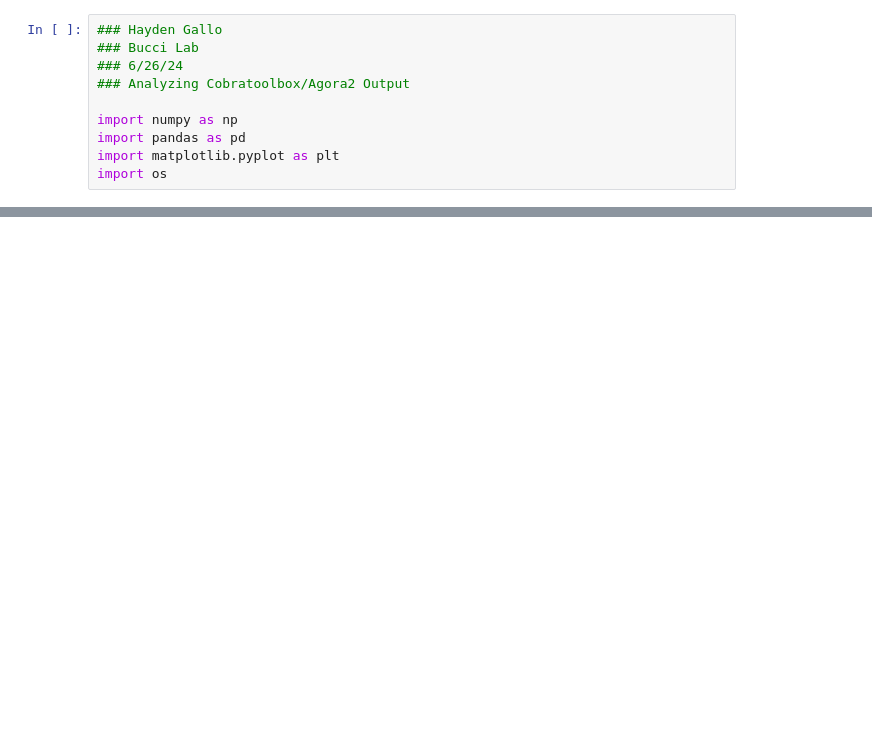
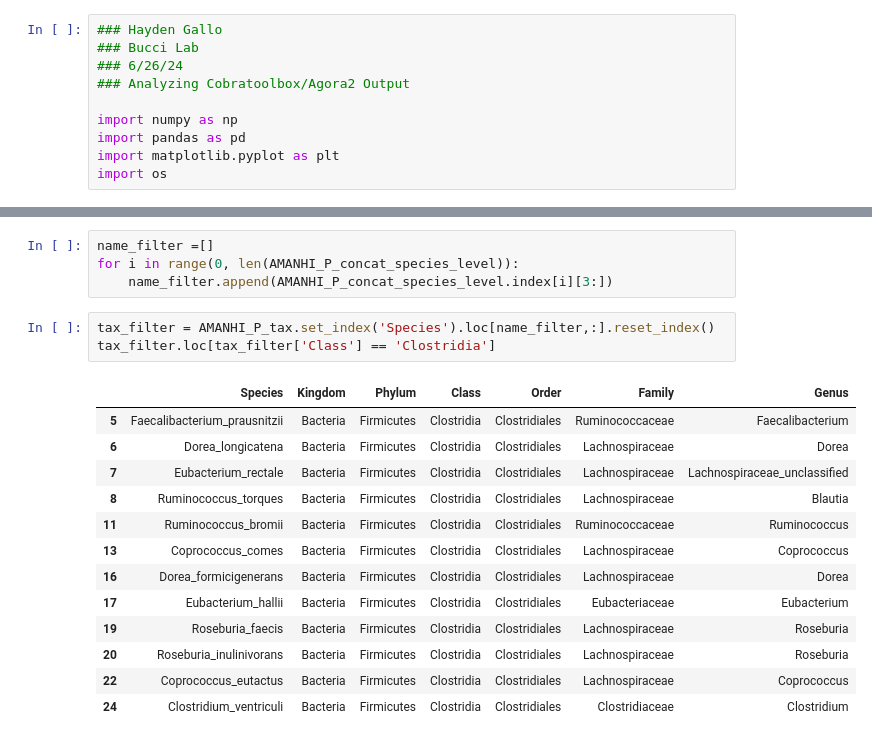
Before and after one commit to haydengallo/agora_analysis, a Jupyter notebook: agora_toolbox_output_analysis.ipynb, the cells around one changed output, grey strips where cells are left out. Drawn from its saved outputs; the diff is of its cells as text; blank space fills up the shorter version.

```diff
--- a/agora_toolbox_output_analysis.ipynb
+++ b/agora_toolbox_output_analysis.ipynb
@@ -31,0 +80,21 @@ rxn_abun_sig.head()
+# %%
+name_filter =[]
+for i in range(0, len(AMANHI_P_concat_species_level)):
+    name_filter.append(AMANHI_P_concat_species_level.index[i][3:])
+# %%
+tax_filter = AMANHI_P_tax.set_index('Species').loc[name_filter,:].reset_index()
+tax_filter.loc[tax_filter['Class'] == 'Clostridia']
+# %% [output]
+|  | Species | Kingdom | Phylum | Class | Order | Family | Genus |
+| 5 | Faecalibacterium_prausnitzii | Bacteria | Firmicutes | Clostridia | Clostridiales | Ruminococcaceae | Faecalibacterium |
+| 6 | Dorea_longicatena | Bacteria | Firmicutes | Clostridia | Clostridiales | Lachnospiraceae | Dorea |
+| 7 | Eubacterium_rectale | Bacteria | Firmicutes | Clostridia | Clostridiales | Lachnospiraceae | Lachnospiraceae_unclassified |
+| 8 | Ruminococcus_torques | Bacteria | Firmicutes | Clostridia | Clostridiales | Lachnospiraceae | Blautia |
+| 11 | Ruminococcus_bromii | Bacteria | Firmicutes | Clostridia | Clostridiales | Ruminococcaceae | Ruminococcus |
+| 13 | Coprococcus_comes | Bacteria | Firmicutes | Clostridia | Clostridiales | Lachnospiraceae | Coprococcus |
+| 16 | Dorea_formicigenerans | Bacteria | Firmicutes | Clostridia | Clostridiales | Lachnospiraceae | Dorea |
+| 17 | Eubacterium_hallii | Bacteria | Firmicutes | Clostridia | Clostridiales | Eubacteriaceae | Eubacterium |
+| 19 | Roseburia_faecis | Bacteria | Firmicutes | Clostridia | Clostridiales | Lachnospiraceae | Roseburia |
+| 20 | Roseburia_inulinivorans | Bacteria | Firmicutes | Clostridia | Clostridiales | Lachnospiraceae | Roseburia |
+| 22 | Coprococcus_eutactus | Bacteria | Firmicutes | Clostridia | Clostridiales | Lachnospiraceae | Coprococcus |
+| 24 | Clostridium_ventriculi | Bacteria | Firmicutes | Clostridia | Clostridiales | Clostridiaceae | Clostridium |
```
Also changed, not shown: parts of 13 cells of this notebook, 1 other file.
